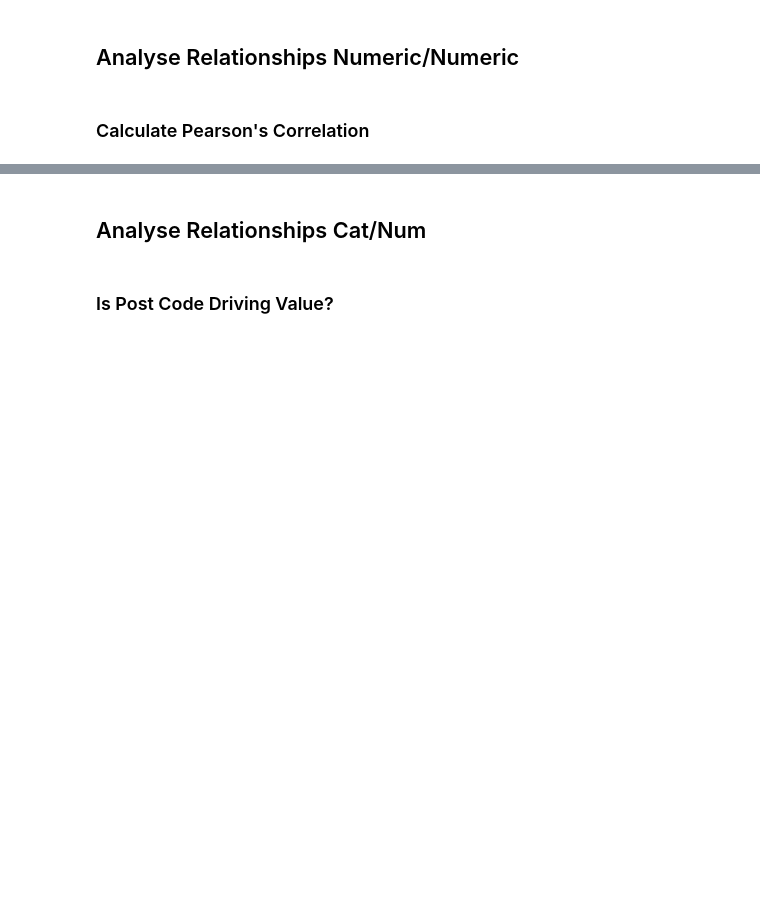
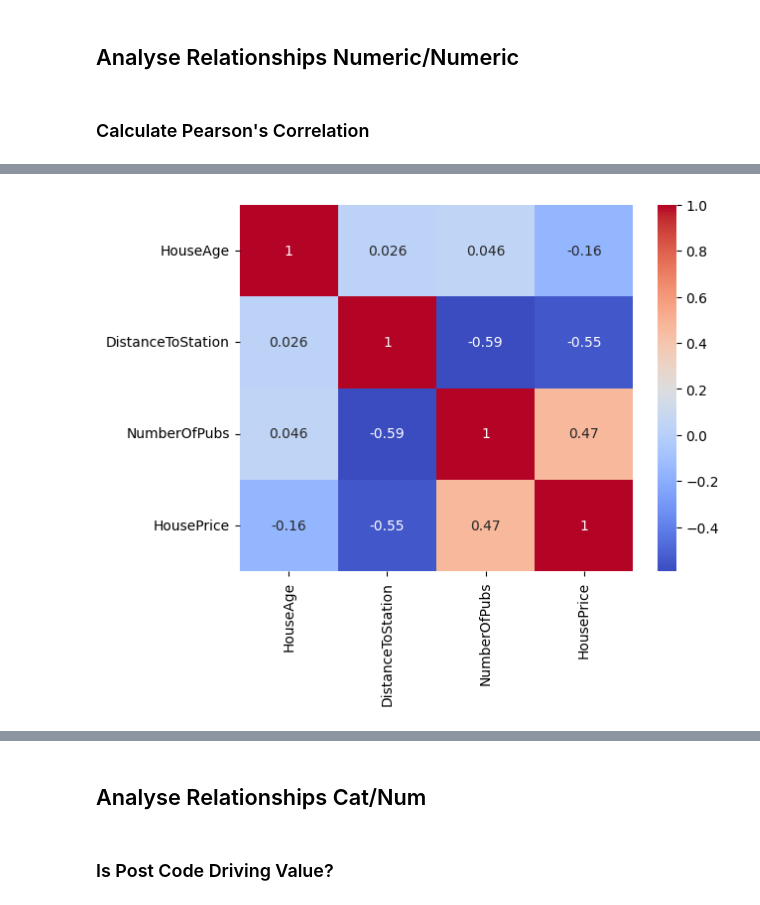
Before and after one commit to hypergalois/HousePricePredictionAPI, a Jupyter notebook: Regression.ipynb, the cells around one changed output, grey strips where cells are left out. Cells and saved outputs as stored; diff of their text form; code cells hidden in the pictures; blank space fills up the shorter version.

```diff
--- a/Regression.ipynb
+++ b/Regression.ipynb
@@ -260,0 +269,5 @@ plt.show()
+# %%
+sns.heatmap(train.corr(numeric_only=True), annot=True, cmap="coolwarm")
+plt.show()
+# %% [output]
+[figure, added]
```
Also changed, not shown: parts of 4 cells of this notebook.
